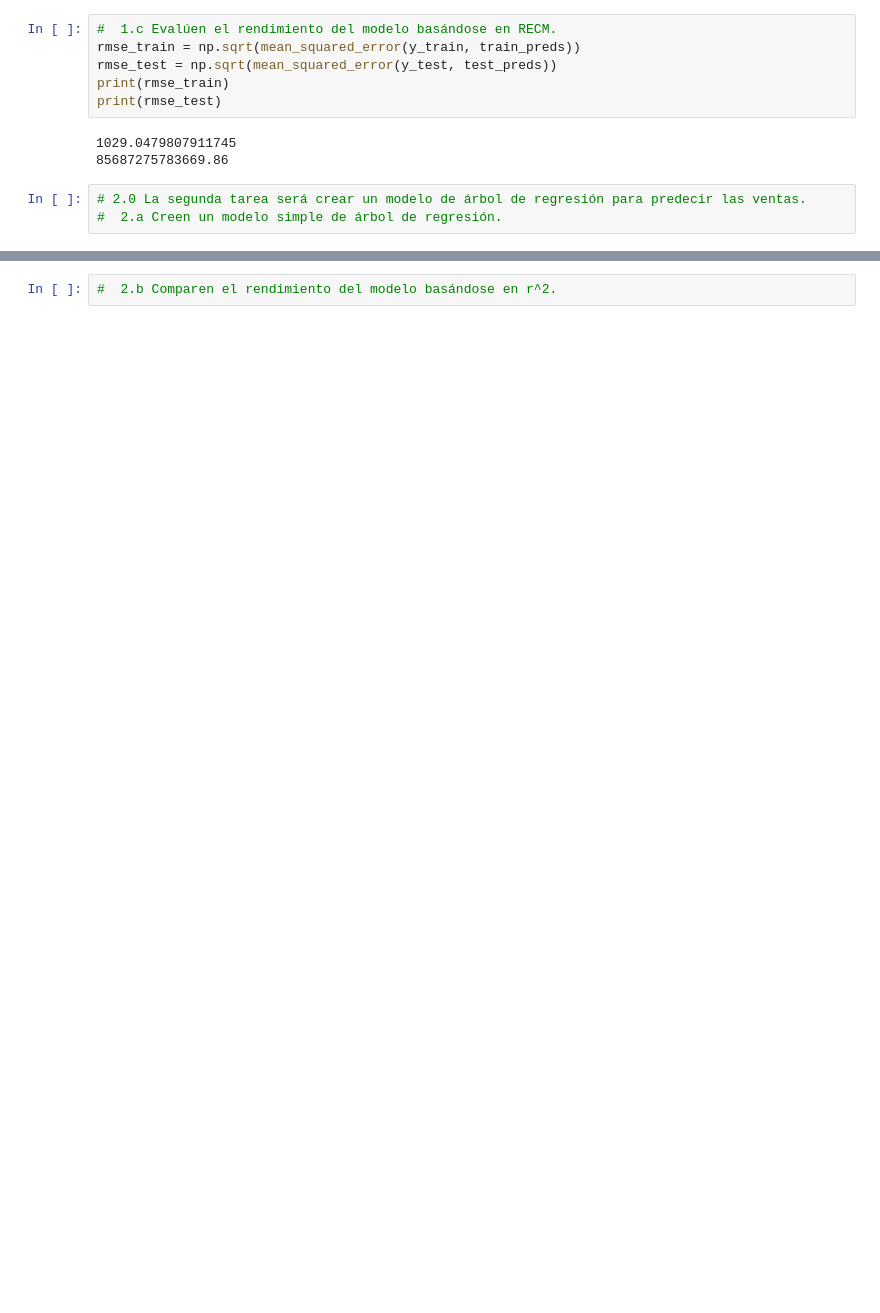
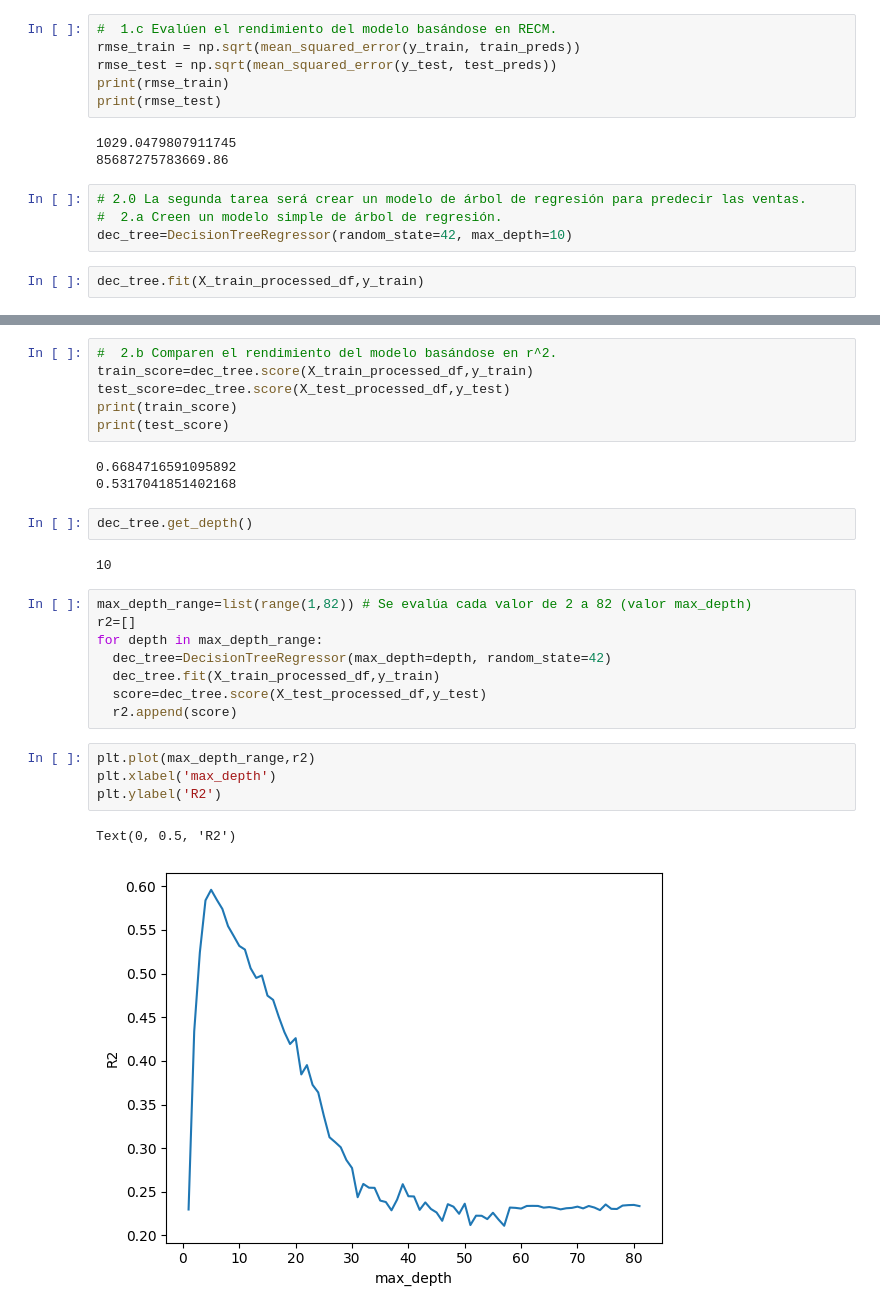
Before and after one commit to PatriciaReyesAv/Prediccion-de-ventas, a Jupyter notebook: Sales_predictions.ipynb, the cells around one changed output, grey strips where cells are left out. Cells and saved outputs as stored; diff of their text form; blank space fills up the shorter version.

```diff
--- a/Sales_predictions.ipynb
+++ b/Sales_predictions.ipynb
@@ -388,3 +388,6 @@ print(rmse_test)
 # %%
 # 2.0 La segunda tarea será crear un modelo de árbol de regresión para predecir las ventas.
 #  2.a Creen un modelo simple de árbol de regresión.
+dec_tree=DecisionTreeRegressor(random_state=42, max_depth=10)
+# %%
+dec_tree.fit(X_train_processed_df,y_train)
@@ -391,4 +406,30 @@ print(rmse_test)
 # %%
 #  2.b Comparen el rendimiento del modelo basándose en r^2.
+train_score=dec_tree.score(X_train_processed_df,y_train)
+test_score=dec_tree.score(X_test_processed_df,y_test)
+print(train_score)
+print(test_score)
+# %% [output]
+0.6684716591095892
+0.5317041851402168
+# %%
+dec_tree.get_depth()
+# %% [output]
+10
+# %%
+max_depth_range=list(range(1,82)) # Se evalúa cada valor de 2 a 82 (valor max_depth)
+r2=[]
+for depth in max_depth_range:
+  dec_tree=DecisionTreeRegressor(max_depth=depth, random_state=42)
+  dec_tree.fit(X_train_processed_df,y_train)
+  score=dec_tree.score(X_test_processed_df,y_test)
+  r2.append(score)
+# %%
+plt.plot(max_depth_range,r2)
+plt.xlabel('max_depth')
+plt.ylabel('R2')
+# %% [output]
+Text(0, 0.5, 'R2')
+[figure, added]
 # %%
 #  2.c Comparen el rendimiento del modelo basándose en RECM.
```
Also changed, not shown: parts of 5 cells of this notebook.
